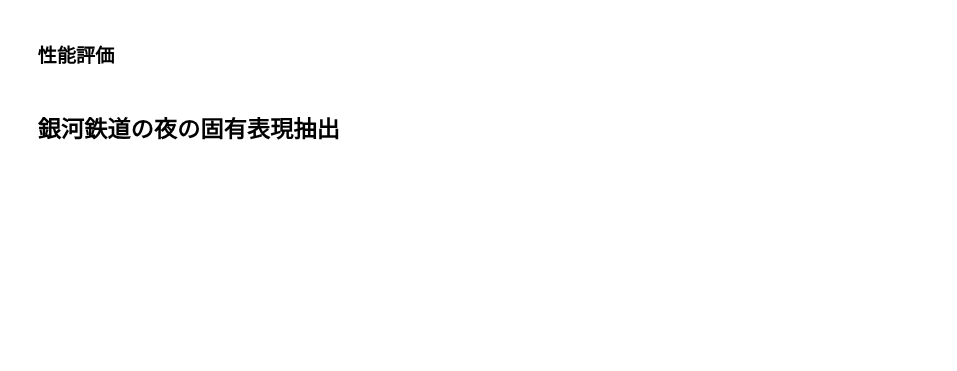
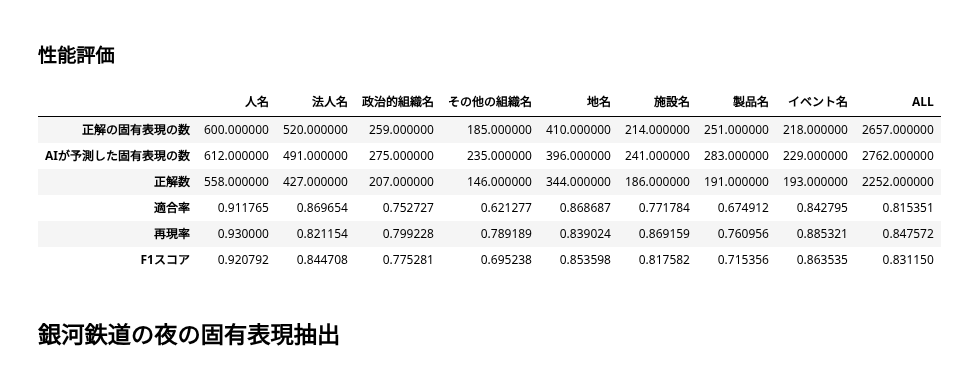
Before and after one commit to lychee1223/NovelAnalysisByNER, a Jupyter notebook: ner.ipynb, the cells around one changed output. Saved outputs shown, nothing was run; the diff lists cells and outputs as text; code cells hidden in the pictures; blank space fills up the shorter version.

```diff
--- a/ner.ipynb
+++ b/ner.ipynb
@@ -485,2 +589,4 @@ for data in tqdm(test_dataset):
+# %%
+pred_by_finetuned_model = predict(test_dataloader, finetuned_model)
 # %%
 # 結果をランダムに確認
@@ -495,19 +621,27 @@ for i in range(3):
 # %%
 evaluation_df = pd.DataFrame()
 
 # 各クラスの予測性能を評価
-for key, value in type_id_dictionary.items():
-    evaluation = evaluate(test_dataset, trained_entities_list, trained_predicted_entities_list, type_id=value)
+for key, value in id_dict.items():
+    evaluation = evaluate(test_df, test_df['entities'], pred_by_finetuned_model, type_id=value)
     evaluation_df[key] = evaluation.values()  # 各列に評価結果を格納
 
 # 全クラスの予測性能を評価
-evaluation_all = evaluate(test_dataset, trained_entities_list, trained_predicted_entities_list, type_id=None)
-evaluation_df['ALL'] = evaluation_all.values()  # 全クラスの結果を末尾の列に格納
+evaluation_all = evaluate(test_df, test_df['entities'], pred_by_finetuned_model, type_id=None)
+evaluation_df['ALL'] = evaluation_all.values()  #　全クラスの結果を末尾の列に格納
 
 # 行名を設定
 evaluation_df.index = evaluation_all.keys()
 
 evaluation_df
+# %% [output]
+|  | 人名 | 法人名 | 政治的組織名 | その他の組織名 | 地名 | 施設名 | 製品名 | イベント名 | ALL |
+| 正解の固有表現の数 | 600.000000 | 520.000000 | 259.000000 | 185.000000 | 410.000000 | 214.000000 | 251.000000 | 218.000000 | 2657.000000 |
+| AIが予測した固有表現の数 | 612.000000 | 491.000000 | 275.000000 | 235.000000 | 396.000000 | 241.000000 | 283.000000 | 229.000000 | 2762.000000 |
+| 正解数 | 558.000000 | 427.000000 | 207.000000 | 146.000000 | 344.000000 | 186.000000 | 191.000000 | 193.000000 | 2252.000000 |
+| 適合率 | 0.911765 | 0.869654 | 0.752727 | 0.621277 | 0.868687 | 0.771784 | 0.674912 | 0.842795 | 0.815351 |
+| 再現率 | 0.930000 | 0.821154 | 0.799228 | 0.789189 | 0.839024 | 0.869159 | 0.760956 | 0.885321 | 0.847572 |
+| F1スコア | 0.920792 | 0.844708 | 0.775281 | 0.695238 | 0.853598 | 0.817582 | 0.715356 | 0.863535 | 0.831150 |
 # %% [markdown]
 ## 銀河鉄道の夜の固有表現抽出
 # %%
```
Also changed, not shown: parts of 43 cells of this notebook.
